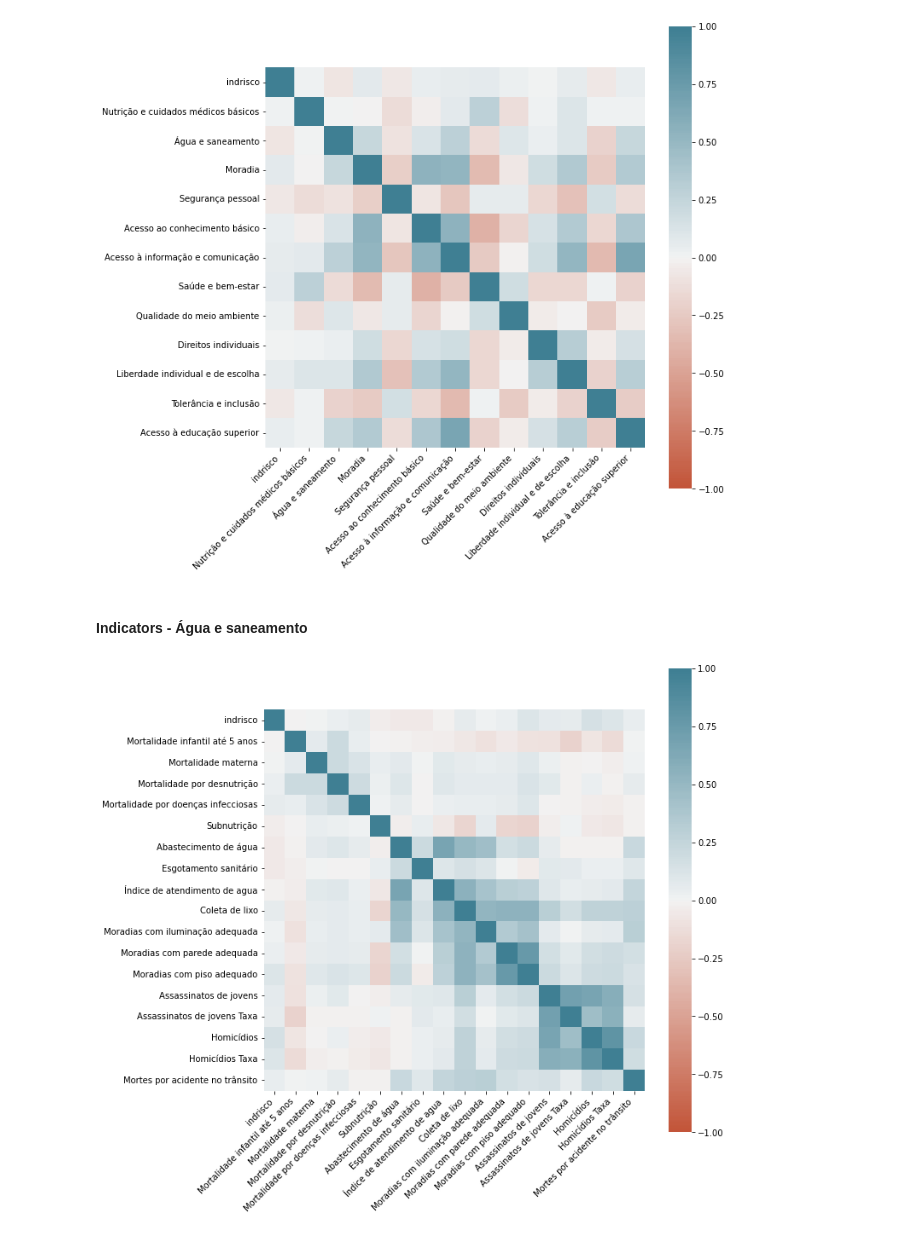
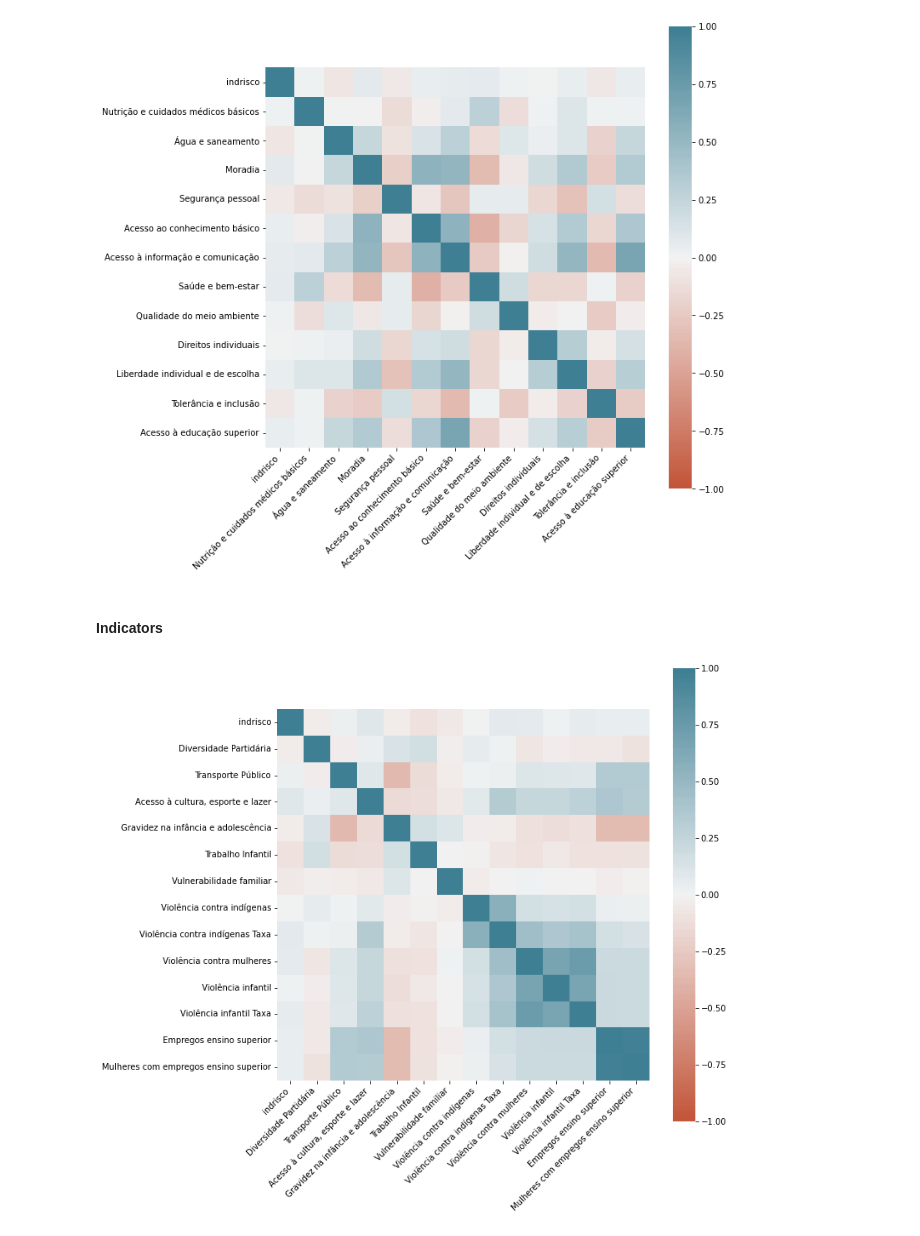
Before and after one commit to faustofcjr/amazon-social-progress, a Jupyter notebook: 03_data_exploration_indicadorisco.ipynb, the cells around one changed output. Saved outputs shown, nothing was run; the diff lists cells and outputs as text; code cells hidden in the pictures.

Commit message:
increase visualization data

```diff
--- a/03_data_exploration_indicadorisco.ipynb
+++ b/03_data_exploration_indicadorisco.ipynb
@@ -124,13 +124,14 @@ plot_top_hotspot(dataset, how_many=10, ascending=False)
 # %% [markdown]
 ### Correlation Matrix plots
 # %%
-def plot_corr_matrix(corr):
-    fig, ax = plt.subplots(figsize=(10,10))
+def plot_corr_matrix(corr, annot=False, figsize=(10,10)):
+    fig, ax = plt.subplots(figsize=figsize)
     ax = sns.heatmap(
     corr,
     vmin=-1, vmax=1, center=0,
     cmap=sns.diverging_palette(20, 220, n=200),
-    square=True
+    square=True,
+    annot=annot
     )
     ax.set_xticklabels(
         ax.get_xticklabels(),
@@ -159,17 +160,27 @@ subset = dataset[columns]
 plot_corr_matrix(subset.corr())
 # %% [output]
 [figure]
-# %% [markdown]
-#### Indicators - Água e saneamento
-# %%
-columns=[
-    "indrisco",
-    "Mortalidade infantil até 5 anos", "Mortalidade materna", "Mortalidade por desnutrição", "Mortalidade por doenças infecciosas", "Subnutrição",
-    "Abastecimento de água", "Esgotamento sanitário", "Índice de atendimento de agua",
-    "Coleta de lixo", "Moradias com iluminação adequada", "Moradias com parede adequada", "Moradias com piso adequado",
-    "Assassinatos de jovens", "Assassinatos de jovens Taxa", "Homicídios", "Homicídios Taxa", "Mortes por acidente no trânsito",
-]
-subset = dataset[columns]
-plot_corr_matrix(subset.corr())
-# %% [output]
-[figure, removed]
+# %% [markdown]
+#### Indicators
+# %%
+columns=[
+        "indrisco",
+            # "Mortalidade infantil até 5 anos", "Mortalidade materna", "Mortalidade por desnutrição", "Mortalidade por doenças infecciosas", "Subnutrição",
+            # "Abastecimento de água", "Esgotamento sanitário", "Índice de atendimento de agua",
+            # "Coleta de lixo", "Moradias com iluminação adequada", "Moradias com parede adequada", "Moradias com piso adequado",
+            # "Assassinatos de jovens", "Assassinatos de jovens Taxa", "Homicídios", "Homicídios Taxa", "Mortes por acidente no trânsito",
+
+#             "Abandono escolar ensino fundamental", "Distorção idade-série ensino fundamental", "Distorção idade-série ensino médio", "Qualidade da educação Ideb ensino fundamental", "Reprovação escolar ensino fundamental",
+#             "Densidade internet banda-larga", "Densidade telefonia fixa", "Densidade telefonia movel", "Densidade TV por assinatura",
+#             "Mortalidade por diabetes mellitus", "Mortalidade por câncer", "Mortalidade por doenças circulatórias", "Mortalidade por doenças respiratórias", "Mortalidade por suicídios",
+#             "Áreas Protegidas", "Desmatamento acumulado", "Desmatamento recente", "Emissões CO2", "Focos de calor por habitantes",
+
+            "Diversidade Partidária", "Transporte Público",
+            "Acesso à cultura, esporte e lazer", "Gravidez na infância e adolescência", "Trabalho Infantil" , "Vulnerabilidade familiar",
+            "Violência contra indígenas", "Violência contra indígenas Taxa", "Violência contra mulheres", "Violência infantil", "Violência infantil Taxa",
+            "Empregos ensino superior", "Mulheres com empregos ensino superior"
+]
+subset = dataset[columns]
+plot_corr_matrix(subset.corr(), figsize=(10, 10))
+# %% [output]
+[figure, added]
```
Also changed, not shown: parts of 4 cells of this notebook, 4 other files.
